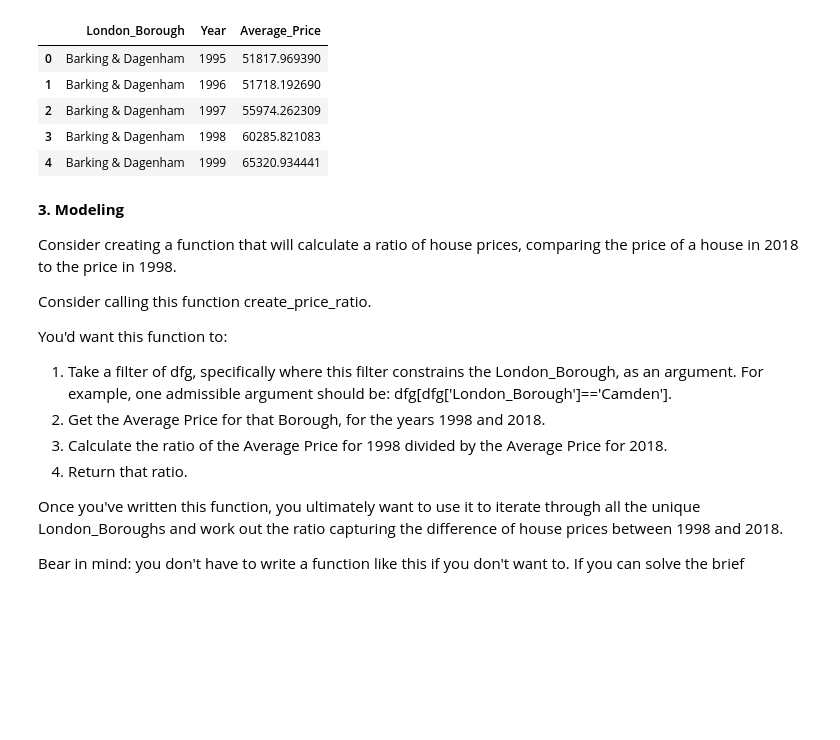
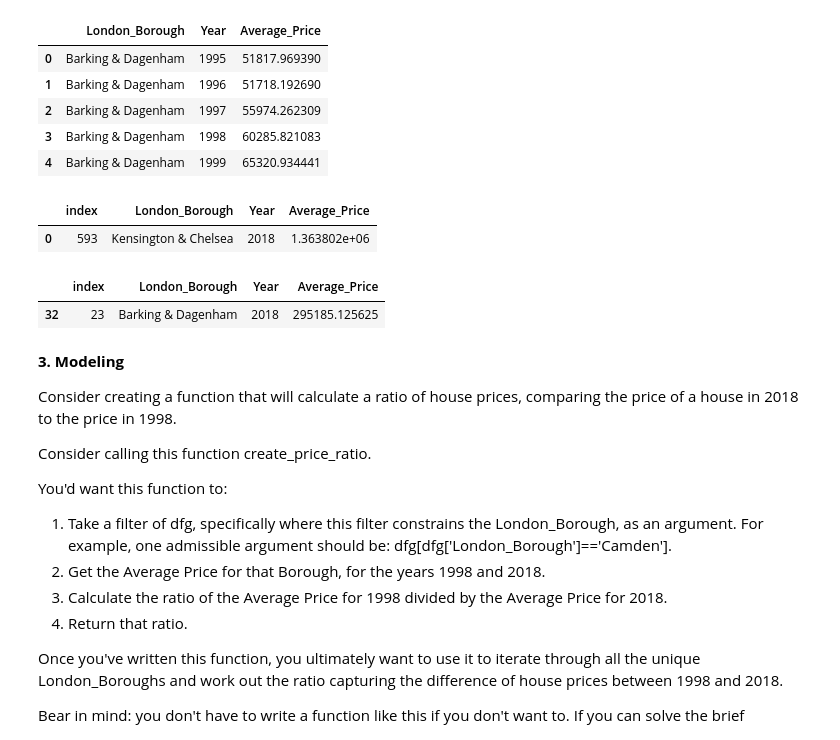
Before and after one commit to Hengheng-Xie/London_house, a Jupyter notebook: London_house.ipynb, the cells around one changed output. Cells and saved outputs as stored; diff of their text form; code cells hidden in the pictures; blank space fills up the shorter version.

```diff
--- a/London_house.ipynb
+++ b/London_house.ipynb
@@ -452,6 +452,18 @@ dfg.head()
 | 2 | Barking & Dagenham | 1997 | 55974.262309 |
 | 3 | Barking & Dagenham | 1998 | 60285.821083 |
 | 4 | Barking & Dagenham | 1999 | 65320.934441 |
+# %%
+#the most expensive borough in 2018
+dfg[dfg['Year'] == 2018].sort_values('Average_Price', ascending = False).reset_index().iloc[[0]]
+# %% [output]
+|  | index | London_Borough | Year | Average_Price |
+| 0 | 593 | Kensington & Chelsea | 2018 | 1.363802e+06 |
+# %%
+#the cheapest borough in 2018
+dfg[dfg['Year'] == 2018].sort_values('Average_Price', ascending = False).reset_index().iloc[[-1]]
+# %% [output]
+|  | index | London_Borough | Year | Average_Price |
+| 32 | 23 | Barking & Dagenham | 2018 | 295185.125625 |
 # %% [markdown]
 **3. Modeling**
 
```
Also changed, not shown: parts of 2 cells of this notebook.
